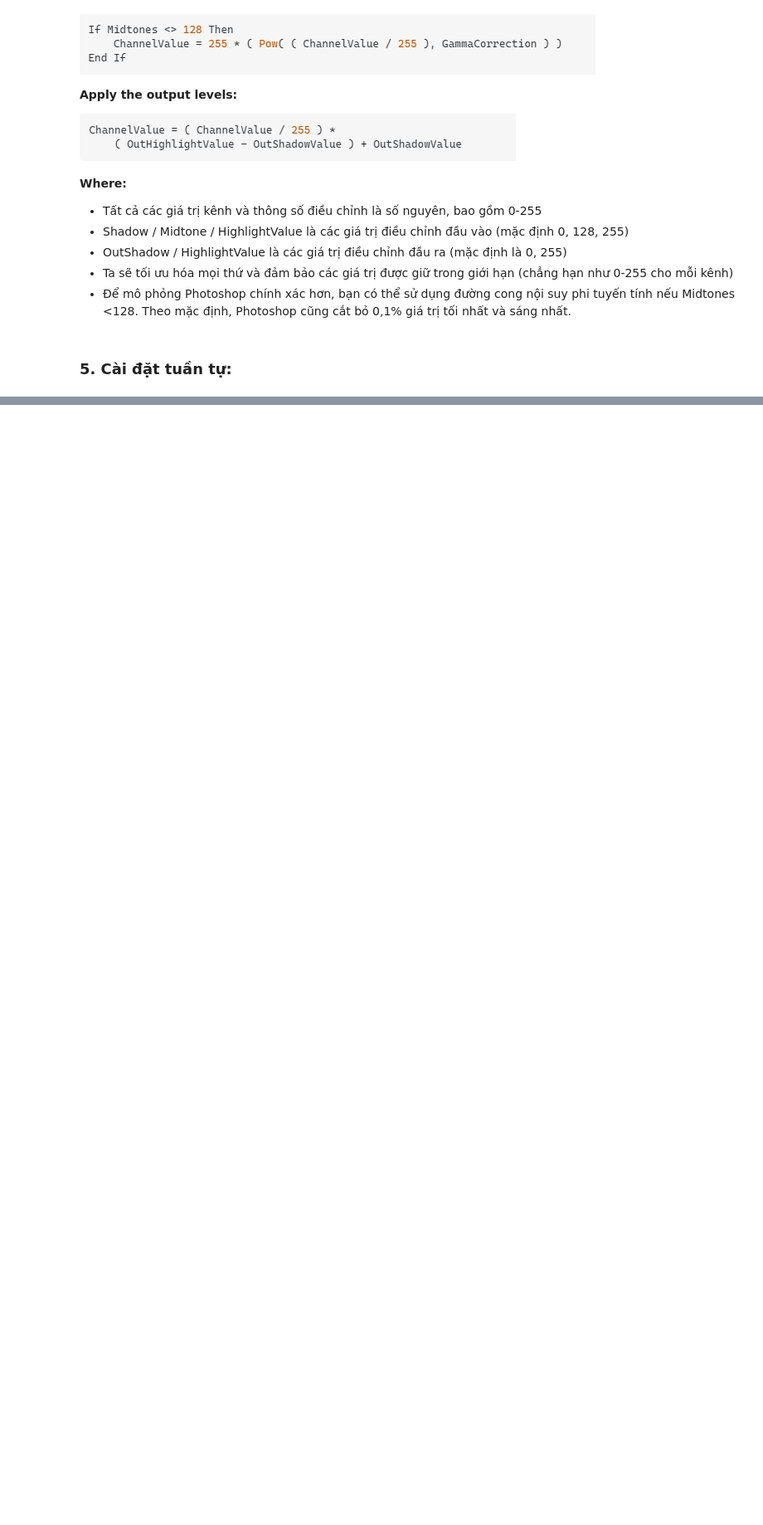
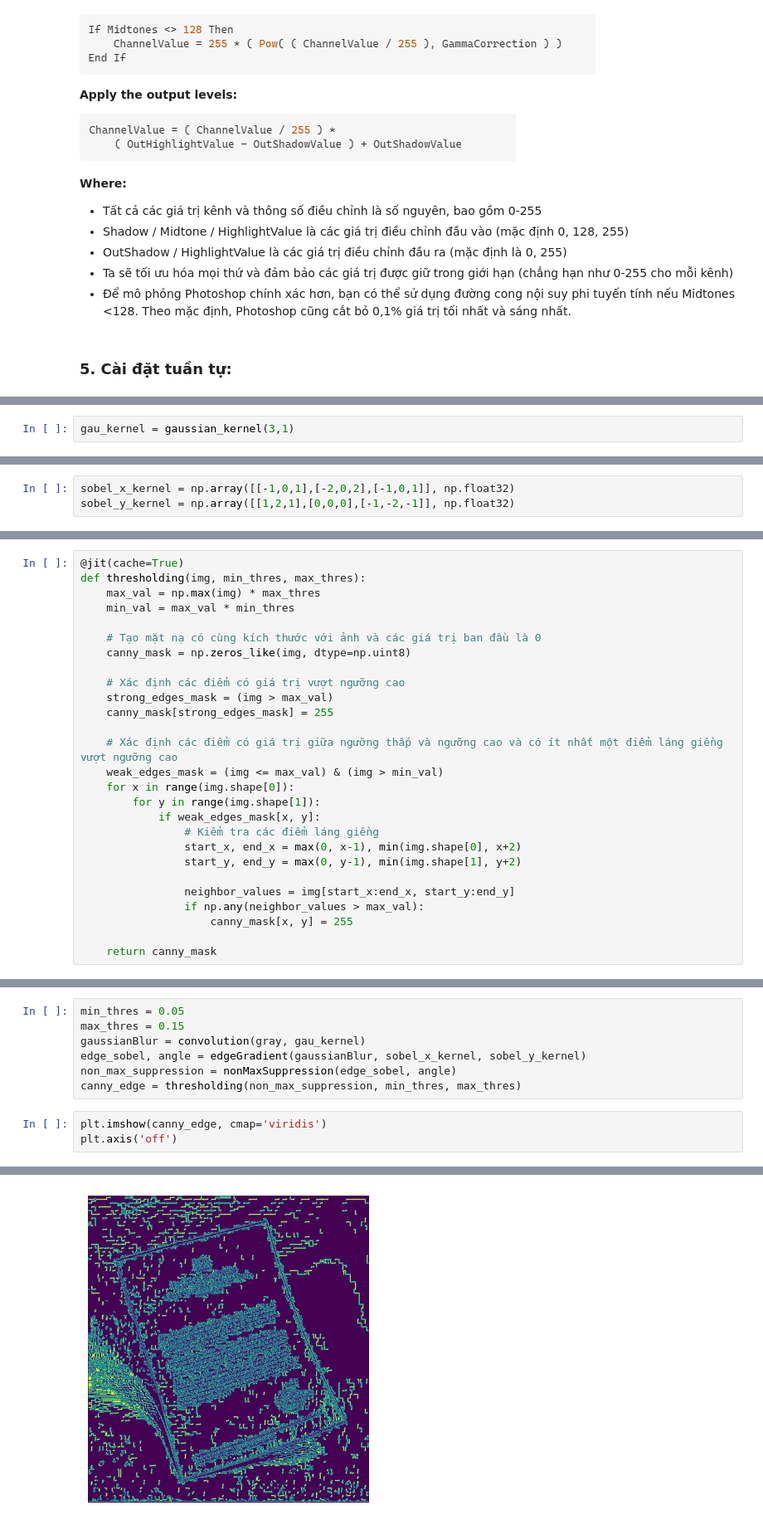
Before and after one commit to huukhoa2112/LTSSUD, a Jupyter notebook: enhancing_image.ipynb, the cells around one changed output, grey strips where cells are left out. Shown at 83% size. Saved outputs shown, nothing was run; the diff lists cells and outputs as text; blank space fills up the shorter version.

```diff
--- a/enhancing_image.ipynb
+++ b/enhancing_image.ipynb
@@ -172,0 +319,2 @@ Mục tiêu của bước này này là lấy ra được viền của ảnh đ
+# %%
+gau_kernel = gaussian_kernel(3,1)
@@ -172,0 +323,3 @@ Mục tiêu của bước này này là lấy ra được viền của ảnh đ
+# %%
+sobel_x_kernel = np.array([[-1,0,1],[-2,0,2],[-1,0,1]], np.float32)
+sobel_y_kernel = np.array([[1,2,1],[0,0,0],[-1,-2,-1]], np.float32)
@@ -172,0 +369,27 @@ Mục tiêu của bước này này là lấy ra được viền của ảnh đ
+# %%
+@jit(cache=True)
+def thresholding(img, min_thres, max_thres):
+    max_val = np.max(img) * max_thres
+    min_val = max_val * min_thres
+
+    # Tạo mặt nạ có cùng kích thước với ảnh và các giá trị ban đầu là 0
+    canny_mask = np.zeros_like(img, dtype=np.uint8)
+
+    # Xác định các điểm có giá trị vượt ngưỡng cao
+    strong_edges_mask = (img > max_val)
+    canny_mask[strong_edges_mask] = 255
+
+    # Xác định các điểm có giá trị giữa ngưỡng thấp và ngưỡng cao và có ít nhất một điểm láng giềng vượt ngưỡng cao
+    weak_edges_mask = (img <= max_val) & (img > min_val)
+    for x in range(img.shape[0]):
+        for y in range(img.shape[1]):
+            if weak_edges_mask[x, y]:
+                # Kiểm tra các điểm láng giềng
+                start_x, end_x = max(0, x-1), min(img.shape[0], x+2)
+                start_y, end_y = max(0, y-1), min(img.shape[1], y+2)
+
+                neighbor_values = img[start_x:end_x, start_y:end_y]
+                if np.any(neighbor_values > max_val):
+                    canny_mask[x, y] = 255
+
+    return canny_mask
@@ -172,0 +398,11 @@ Mục tiêu của bước này này là lấy ra được viền của ảnh đ
+# %%
+min_thres = 0.05
+max_thres = 0.15
+gaussianBlur = convolution(gray, gau_kernel)
+edge_sobel, angle = edgeGradient(gaussianBlur, sobel_x_kernel, sobel_y_kernel)
+non_max_suppression = nonMaxSuppression(edge_sobel, angle)
+canny_edge = thresholding(non_max_suppression, min_thres, max_thres)
+# %%
+plt.imshow(canny_edge, cmap='viridis')
+plt.axis('off')
+# %% [output]
@@ -172,0 +410 @@ Mục tiêu của bước này này là lấy ra được viền của ảnh đ
+[figure, added]
```
Also changed, not shown: parts of 31 cells of this notebook.
